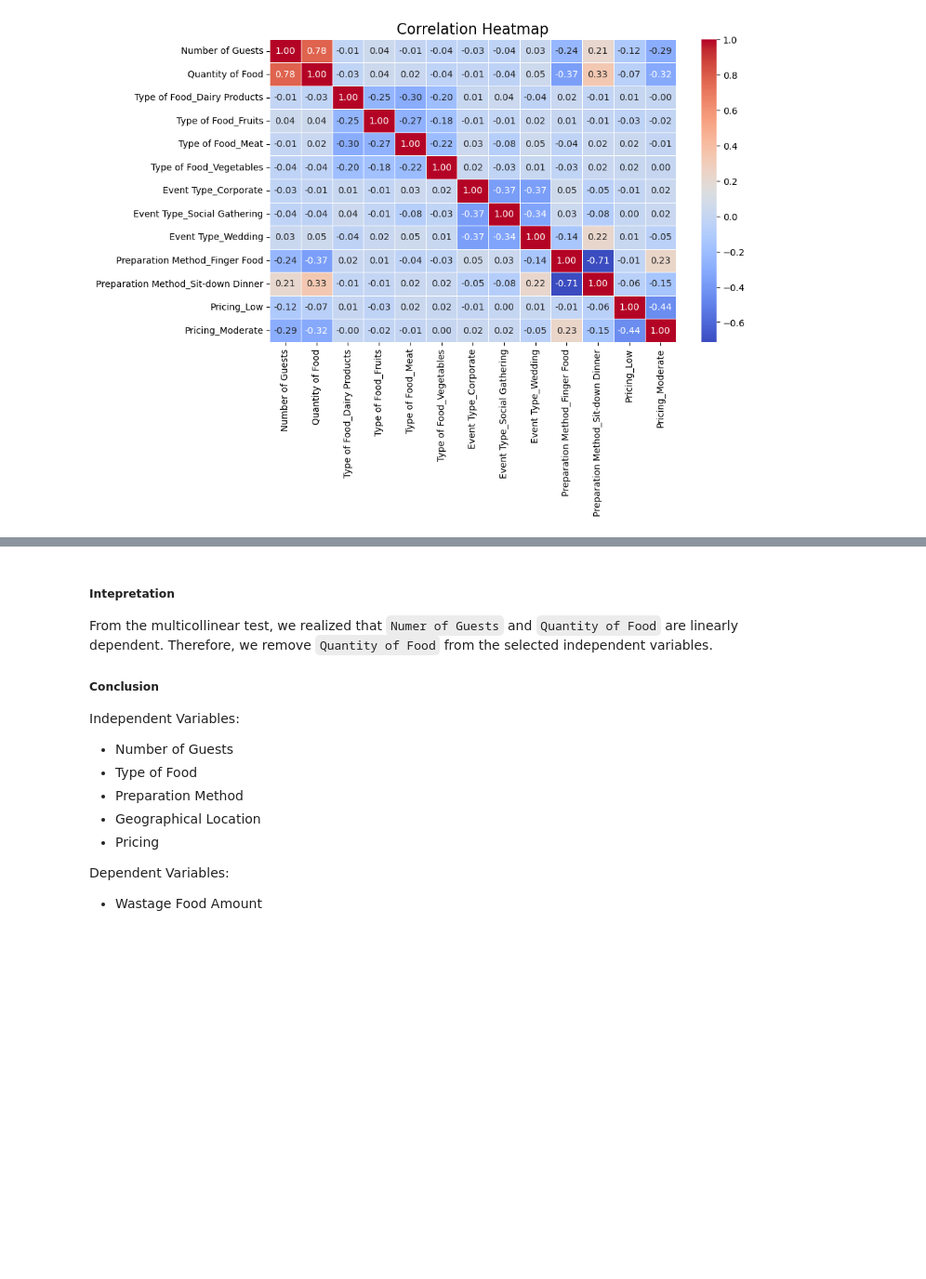
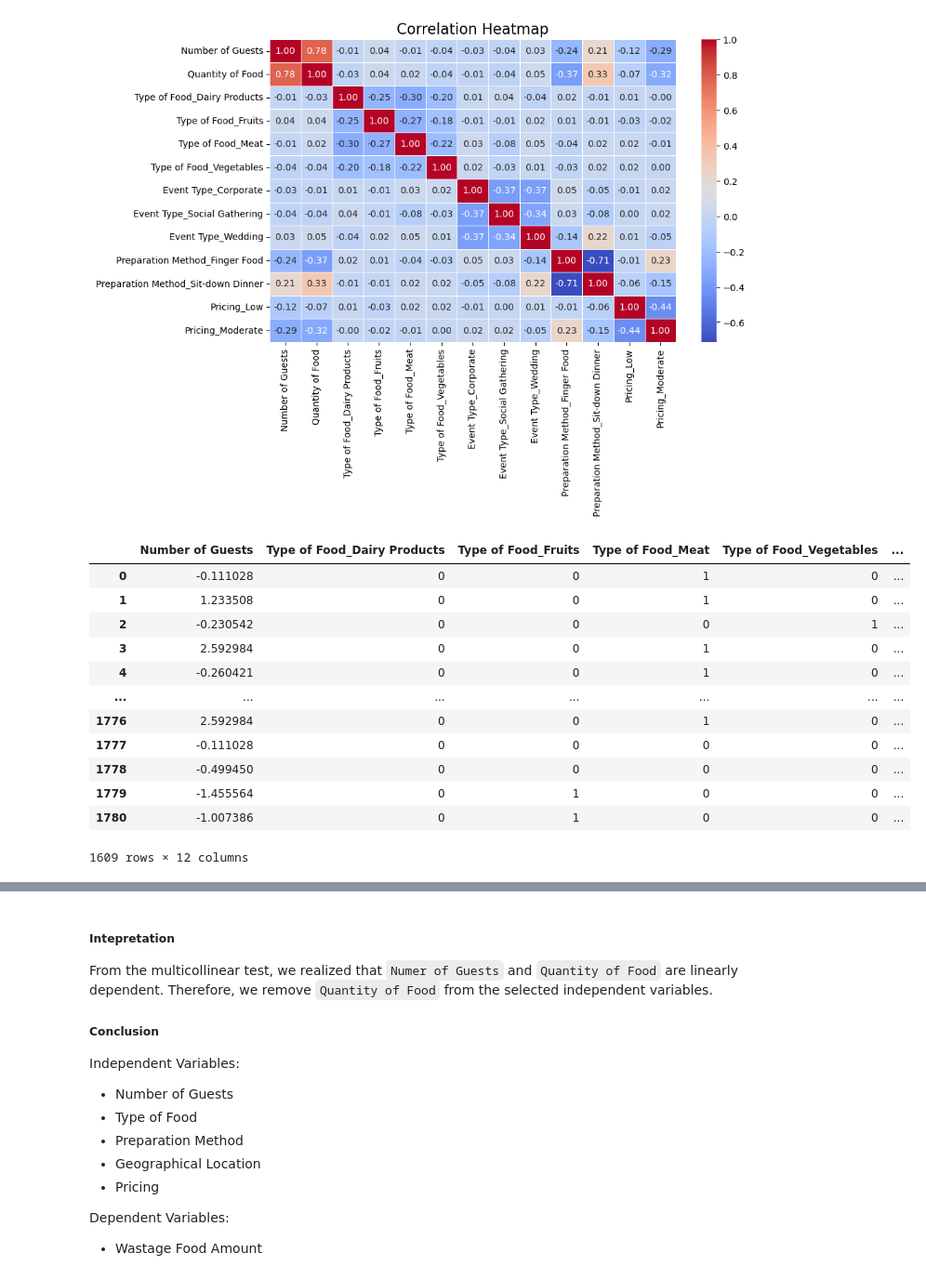
Before and after one commit to ziqiqiiii/DDW_DTP, a Jupyter notebook: Project Template.ipynb, the cells around one changed output, grey strips where cells are left out. Shown at 93% size. Cells and saved outputs as stored; diff of their text form; code cells hidden in the pictures; blank space fills up the shorter version.

```diff
--- a/Project Template.ipynb
+++ b/Project Template.ipynb
@@ -72,7 +72,7 @@ import seaborn as sns
 from scipy.stats import f_oneway
 import numpy as np
 # %%
-url = './Datasets/food_wastage_data.csv'
+url = './datasets/food_wastage_data.csv'
 df = pd.read_csv(url)
 # %%
 df.head()
@@ -298,3 +292,6 @@ plt.title("Correlation Heatmap", fontsize=16)
 plt.show()
 # %% [output]
 [figure]
+# %%
+independent_variables = pd.get_dummies(df[['Type of Food', 'Event Type', 'Preparation Method', 'Pricing', 'Number of Guests']], drop_first=True).astype(int)
+dependent_variable = df[['Wastage Food Amount']]
@@ -300,0 +300,21 @@ plt.show()
+# %%
+# Inline Z-score normalization for 'Number of Guests'
+mean_guests = independent_variables['Number of Guests'].mean()
+std_guests = independent_variables['Number of Guests'].std()
+independent_variables['Number of Guests'] = (independent_variables['Number of Guests'] - mean_guests) / std_guests
+# %%
+independent_variables
+# %% [output]
+|  | Number of Guests | Type of Food_Dairy Products | Type of Food_Fruits | Type of Food_Meat | Type of Food_Vegetables | ... |
+| 0 | -0.111028 | 0 | 0 | 1 | 0 | ... |
+| 1 | 1.233508 | 0 | 0 | 1 | 0 | ... |
+| 2 | -0.230542 | 0 | 0 | 0 | 1 | ... |
+| 3 | 2.592984 | 0 | 0 | 1 | 0 | ... |
+| 4 | -0.260421 | 0 | 0 | 1 | 0 | ... |
+| ... | ... | ... | ... | ... | ... | ... |
+| 1776 | 2.592984 | 0 | 0 | 1 | 0 | ... |
+| 1777 | -0.111028 | 0 | 0 | 0 | 0 | ... |
+| 1778 | -0.499450 | 0 | 0 | 0 | 0 | ... |
+| 1779 | -1.455564 | 0 | 1 | 0 | 0 | ... |
+| 1780 | -1.007386 | 0 | 1 | 0 | 0 | ... |
+1609 rows × 12 columns
```
Also changed, not shown: parts of 5 cells of this notebook, 1 other file.
